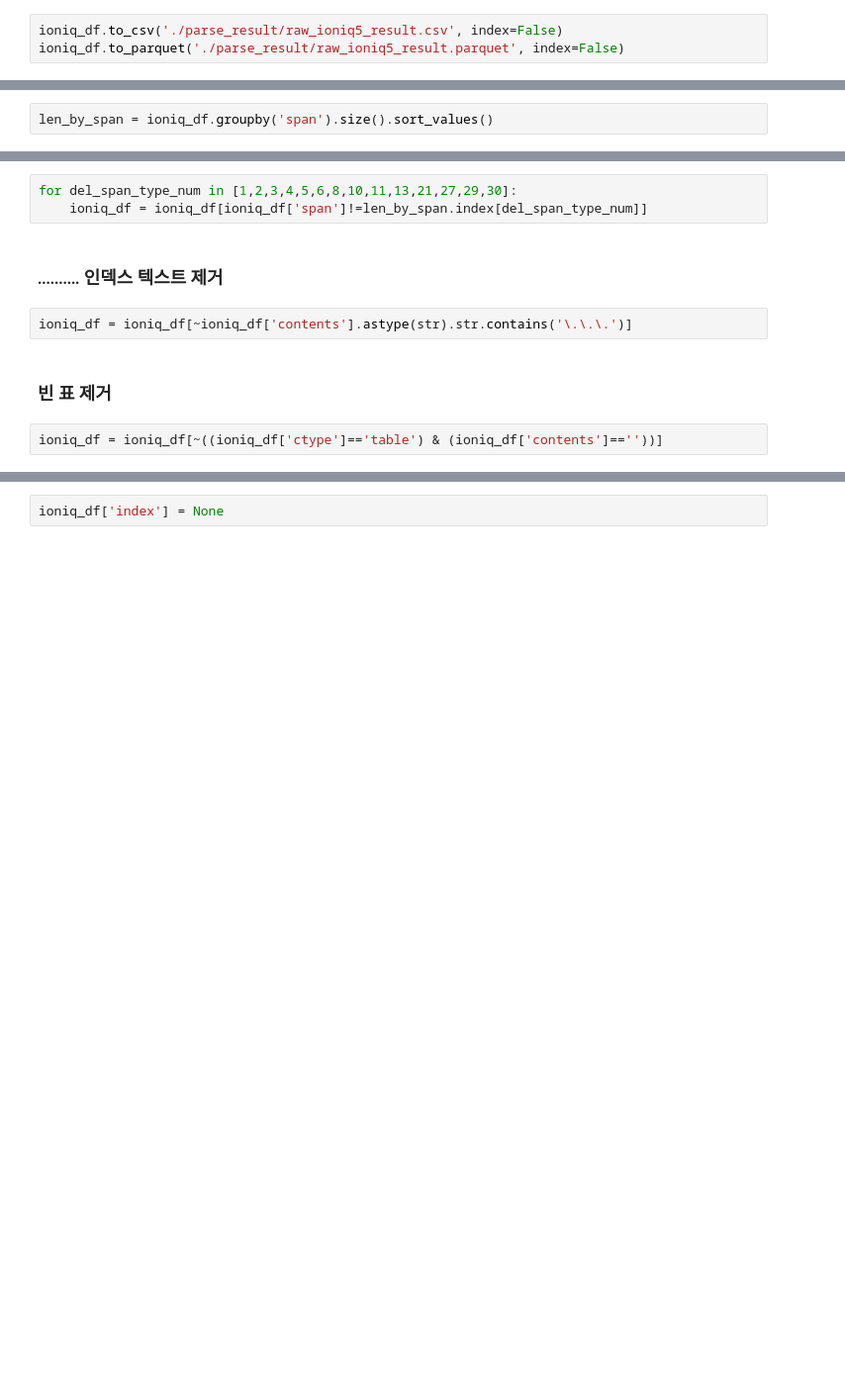
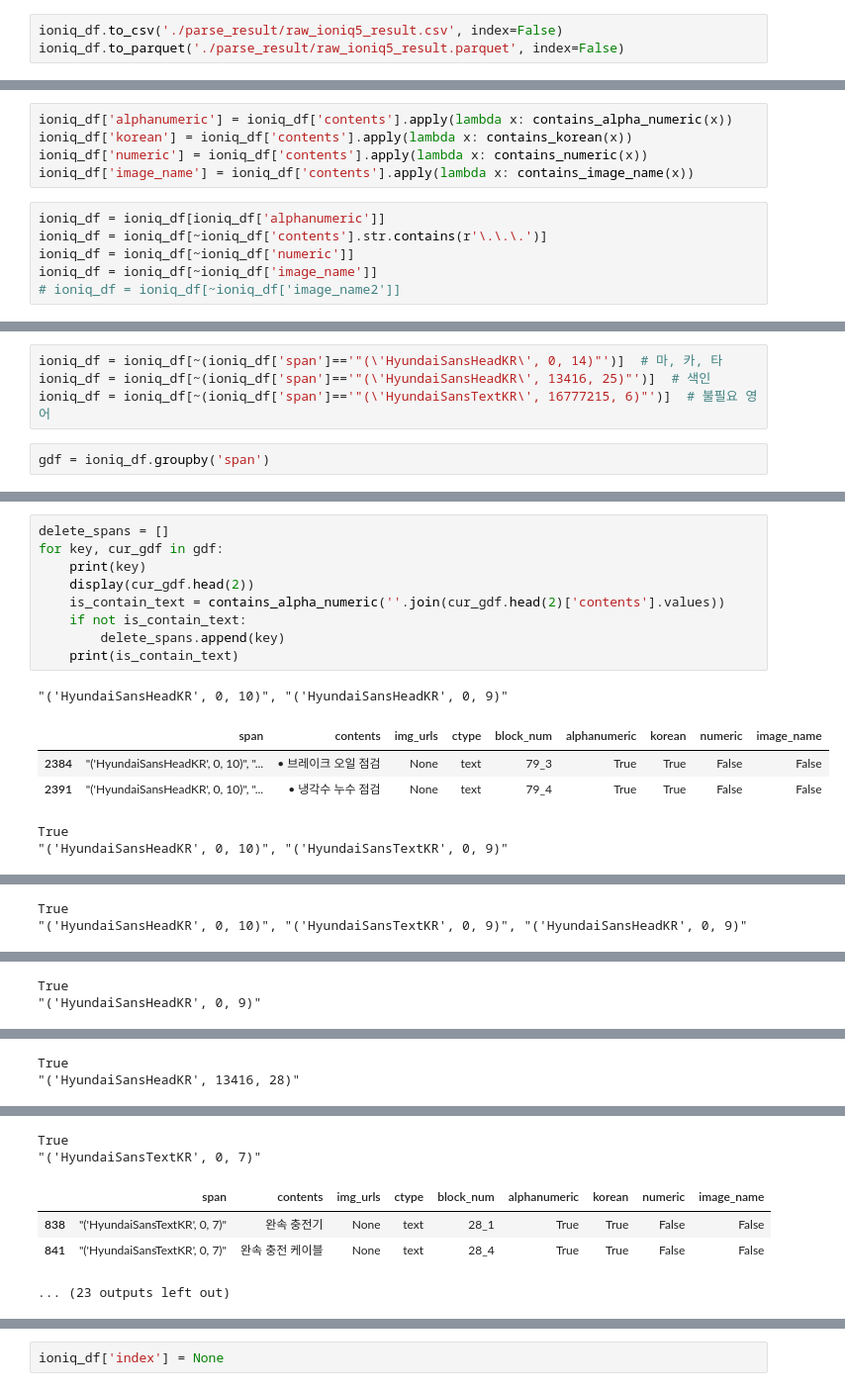
Before and after one commit to dudwo7783/my-small-mechanic, a Jupyter notebook: pdf_parsing/pdf_parser.ipynb, the cells around one changed output, grey strips where cells are left out. Shown: that part at 99% size. Drawn from its saved outputs; the diff is of its cells as text; blank space fills up the shorter version.

Commit message:
Create QA set XML Context type propmpt

```diff
--- a/pdf_parsing/pdf_parser.ipynb
+++ b/pdf_parsing/pdf_parser.ipynb
@@ -412,0 +496,11 @@ ioniq_df = pd.read_parquet('./parse_result/raw_ioniq5_result.parquet')
+# %%
+ioniq_df['alphanumeric'] = ioniq_df['contents'].apply(lambda x: contains_alpha_numeric(x))
+ioniq_df['korean'] = ioniq_df['contents'].apply(lambda x: contains_korean(x))
+ioniq_df['numeric'] = ioniq_df['contents'].apply(lambda x: contains_numeric(x))
+ioniq_df['image_name'] = ioniq_df['contents'].apply(lambda x: contains_image_name(x))
+# %%
+ioniq_df = ioniq_df[ioniq_df['alphanumeric']]
+ioniq_df = ioniq_df[~ioniq_df['contents'].str.contains(r'\.\.\.')]
+ioniq_df = ioniq_df[~ioniq_df['numeric']]
+ioniq_df = ioniq_df[~ioniq_df['image_name']]
+# ioniq_df = ioniq_df[~ioniq_df['image_name2']]
@@ -413,2 +524,6 @@ ioniq_df = pd.read_parquet('./parse_result/raw_ioniq5_result.parquet')
+# %%
+ioniq_df = ioniq_df[~(ioniq_df['span']=='"(\'HyundaiSansHeadKR\', 0, 14)"')]  # 마, 카, 타
+ioniq_df = ioniq_df[~(ioniq_df['span']=='"(\'HyundaiSansHeadKR\', 13416, 25)"')]  # 색인
+ioniq_df = ioniq_df[~(ioniq_df['span']=='"(\'HyundaiSansTextKR\', 16777215, 6)"')]  # 불필요 영어
 # %%
-len_by_span = ioniq_df.groupby('span').size().sort_values()
+gdf = ioniq_df.groupby('span')
@@ -421,11 +530,16 @@ ioniq_df = ioniq_df_bak.copy()
-# %%
-for del_span_type_num in [1,2,3,4,5,6,8,10,11,13,21,27,29,30]:
-    ioniq_df = ioniq_df[ioniq_df['span']!=len_by_span.index[del_span_type_num]]
-# %% [markdown]
-### .......... 인덱스 텍스트 제거
-# %%
-ioniq_df = ioniq_df[~ioniq_df['contents'].astype(str).str.contains('\.\.\.')]
-# %% [markdown]
-### 빈 표 제거
-# %%
-ioniq_df = ioniq_df[~((ioniq_df['ctype']=='table') & (ioniq_df['contents']==''))]
+# %%
+delete_spans = []
+for key, cur_gdf in gdf:
+    print(key)
+    display(cur_gdf.head(2))
+    is_contain_text = contains_alpha_numeric(''.join(cur_gdf.head(2)['contents'].values))
+    if not is_contain_text:
+        delete_spans.append(key)
+    print(is_contain_text)
+# %% [output]
+"('HyundaiSansHeadKR', 0, 10)", "('HyundaiSansHeadKR', 0, 9)"
+|  | span | contents | img_urls | ctype | block_num | alphanumeric | korean | numeric | image_name |
+| 2384 | "('HyundaiSansHeadKR', 0, 10)", "... | • 브레이크 오일 점검 | None | text | 79_3 | True | True | False | False |
+| 2391 | "('HyundaiSansHeadKR', 0, 10)", "... | • 냉각수 누수 점검 | None | text | 79_4 | True | True | False | False |
+True
+"('HyundaiSansHeadKR', 0, 10)", "('HyundaiSansTextKR', 0, 9)"
@@ -431,0 +549,2 @@ ioniq_df = ioniq_df[~((ioniq_df['ctype']=='table') & (ioniq_df['contents']==''))
+True
+"('HyundaiSansHeadKR', 0, 10)", "('HyundaiSansTextKR', 0, 9)", "('HyundaiSansHeadKR', 0, 9)"
@@ -431,0 +554,2 @@ ioniq_df = ioniq_df[~((ioniq_df['ctype']=='table') & (ioniq_df['contents']==''))
+True
+"('HyundaiSansHeadKR', 0, 9)"
@@ -431,0 +559,2 @@ ioniq_df = ioniq_df[~((ioniq_df['ctype']=='table') & (ioniq_df['contents']==''))
+True
+"('HyundaiSansHeadKR', 13416, 28)"
@@ -432 +564,7 @@ ioniq_df = ioniq_df[~((ioniq_df['ctype']=='table') & (ioniq_df['contents']==''))
+True
+"('HyundaiSansTextKR', 0, 7)"
+|  | span | contents | img_urls | ctype | block_num | alphanumeric | korean | numeric | image_name |
+| 838 | "('HyundaiSansTextKR', 0, 7)" | 완속 충전기 | None | text | 28_1 | True | True | False | False |
+| 841 | "('HyundaiSansTextKR', 0, 7)" | 완속 충전 케이블 | None | text | 28_4 | True | True | False | False |
+... (23 outputs left out)
 # %% [markdown]
```
Also changed, not shown: parts of 72 cells of this notebook, 11 other files.
